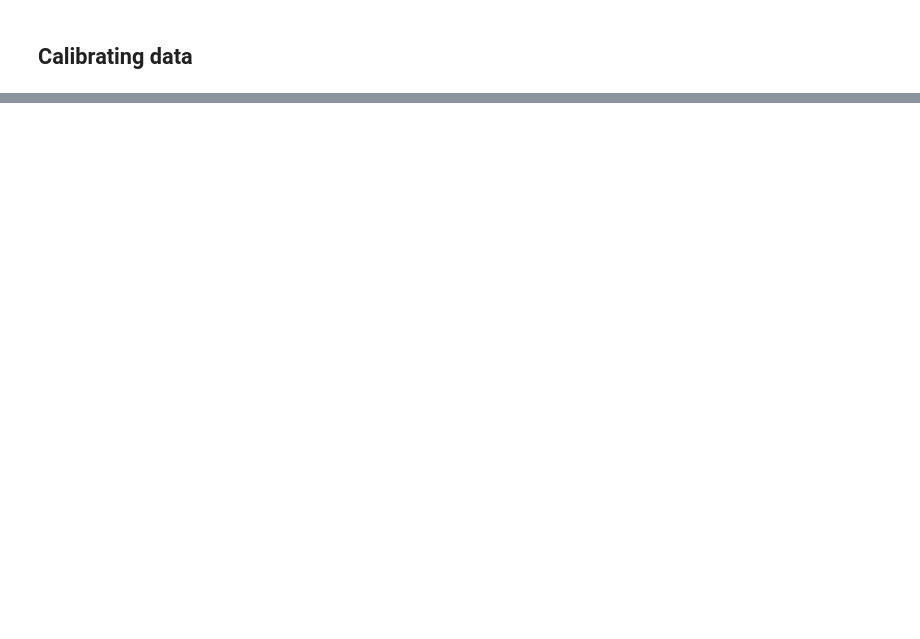
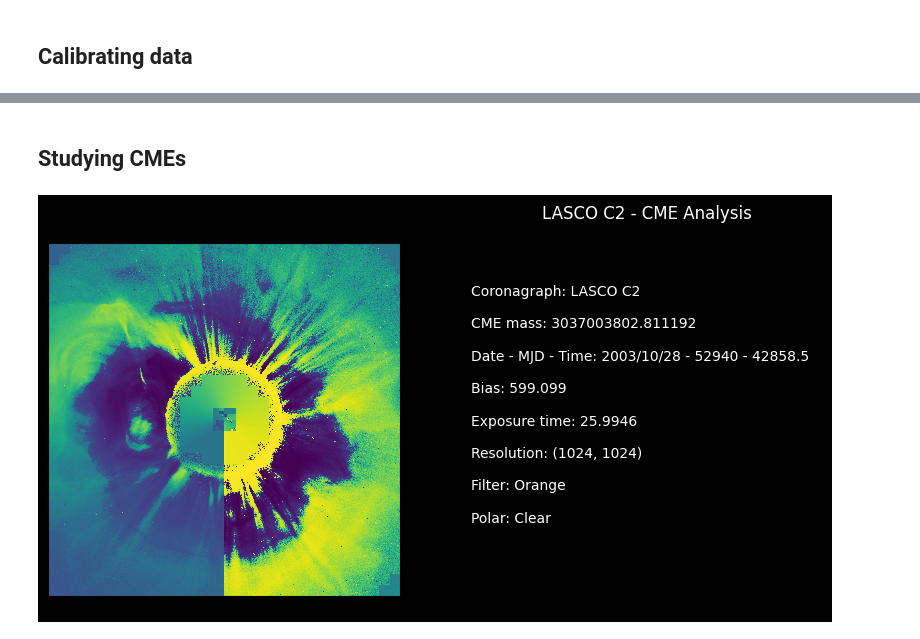
Before and after one commit to Jorgedavyd/CorKit, a Jupyter notebook: example.ipynb, the cells around one changed output, grey strips where cells are left out. Cells and saved outputs as stored; diff of their text form; code cells hidden in the pictures; blank space fills up the shorter version.

```diff
--- a/example.ipynb
+++ b/example.ipynb
@@ -83,0 +133,17 @@ plt.show()
+# %% [markdown]
+## Studying CMEs
+# %%
+from corkit.lasco import CME
+from astropy.io import fits
+
+cme_analysis = CME()
+
+bn = os.path.join(path, 'c2', '20031028_113005.fits')
+fn = os.path.join(path, 'c2', '20031028_115405.fits')
+
+## We need a base img and final image to compute the mass of the CME
+mass_img = cme_analysis.mass(bn, fn, ALL = True)
+
+cme_analysis.plot(mass_img, fits.getheader(fn))
+# %% [output]
+[figure, added]
```
Also changed, not shown: parts of 9 cells of this notebook, 8 other files.
